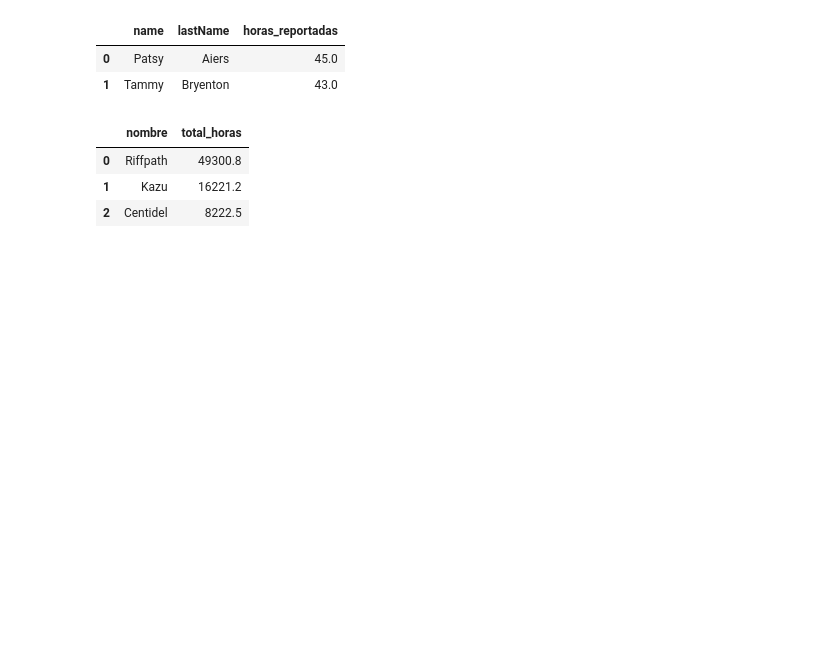
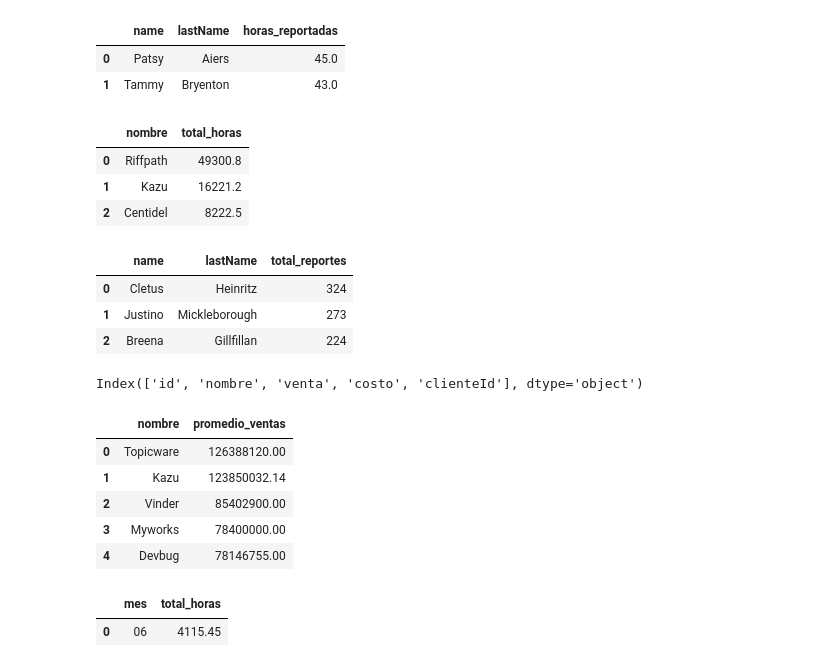
Before and after one commit to danyel117/curso-desarrollo-etl, a Jupyter notebook: clase 4/clase4.ipynb, the cells around one changed output. Drawn from its saved outputs; the diff is of its cells as text; code cells hidden in the pictures; blank space fills up the shorter version.

```diff
--- a/clase 4/clase4.ipynb
+++ b/clase 4/clase4.ipynb
@@ -7,6 +7,9 @@ import pandasql as ps
 
 def pysqldf(q):
     return ps.sqldf(q, globals())
+
+
+pd.set_option('display.float_format', '{:.2f}'.format)
 # %%
 df = pd.read_csv('bike_sales_100k.csv', sep=';')
 # %%
@@ -442,0 +438,62 @@ limit 3
+# %%
+# ¿Cuál es el top 3 de usuarios con más reportes generados en el primer trimestre de 2024? ¿Cuántos reportes generó cada uno de ellos?
+pysqldf("""
+        select
+        u.name,
+        u.lastName,
+        count(*) as total_reportes
+        from reportes r
+                join usuarios u
+                    on r.usuarioId = u.id
+        where
+        strftime('%Y', r.fecha) = '2024'
+        and strftime('%m', r.fecha) in ('01', '02', '03')
+        group by u.name, u.lastName
+        order by total_reportes desc
+        limit 3
+        """)
+# %% [output]
+|  | name | lastName | total_reportes |
+| 0 | Cletus | Heinritz | 324 |
+| 1 | Justino | Mickleborough | 273 |
+| 2 | Breena | Gillfillan | 224 |
+# %%
+contratos.columns
+# %% [output]
+Index(['id', 'nombre', 'venta', 'costo', 'clienteId'], dtype='object')
+# %%
+# ¿Cuáles son los 5 clientes con el promedio más alto en ventas? ¿Cuál es el valor promedio de venta para cada uno de estos clientes?
+pysqldf("""
+        select
+        cl.nombre,
+        avg(co.venta) as promedio_ventas
+        from clientes cl
+            join contratos co
+                on co.clienteId = cl.id
+        group by cl.nombre
+        order by promedio_ventas desc
+        limit 5
+        """)
+# %% [output]
+|  | nombre | promedio_ventas |
+| 0 | Topicware | 126388120.00 |
+| 1 | Kazu | 123850032.14 |
+| 2 | Vinder | 85402900.00 |
+| 3 | Myworks | 78400000.00 |
+| 4 | Devbug | 78146755.00 |
+# %%
+# ¿Cuál fue el mes con menos horas trabajadas en el primer semestre de 2024? ¿Cuántas horas se trabajaron en ese mes?
+pysqldf("""
+    select
+    strftime('%m', r.fecha) as mes,
+    sum(r.horas) as total_horas
+    from reportes r
+    where strftime('%Y', r.fecha) = '2024'
+    and strftime('%m', r.fecha) in ('01', '02', '03', '04', '05', '06')
+    group by strftime('%m', r.fecha)
+    order by total_horas asc
+    limit 1
+""")
+# %% [output]
+|  | mes | total_horas |
+| 0 | 06 | 4115.45 |
```
Also changed, not shown: parts of 2 cells of this notebook.
